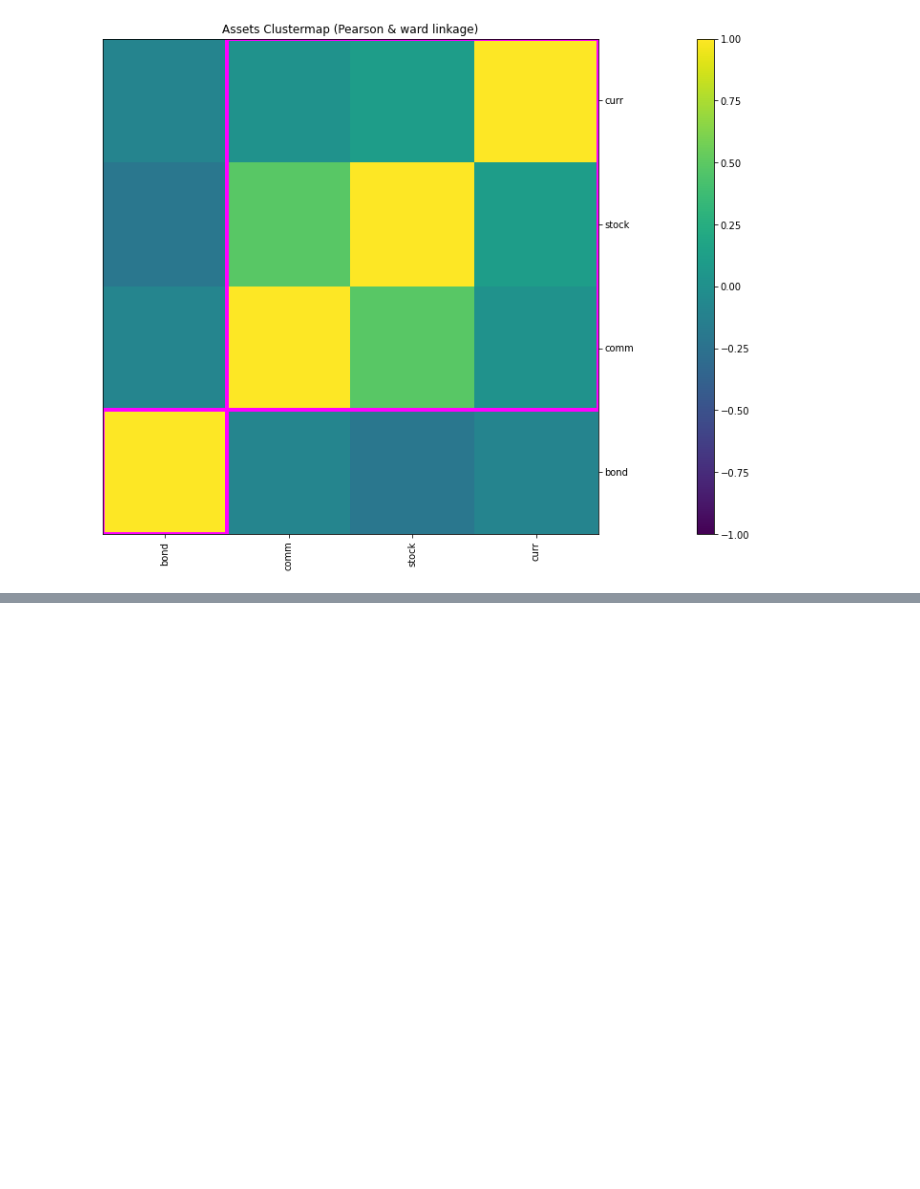
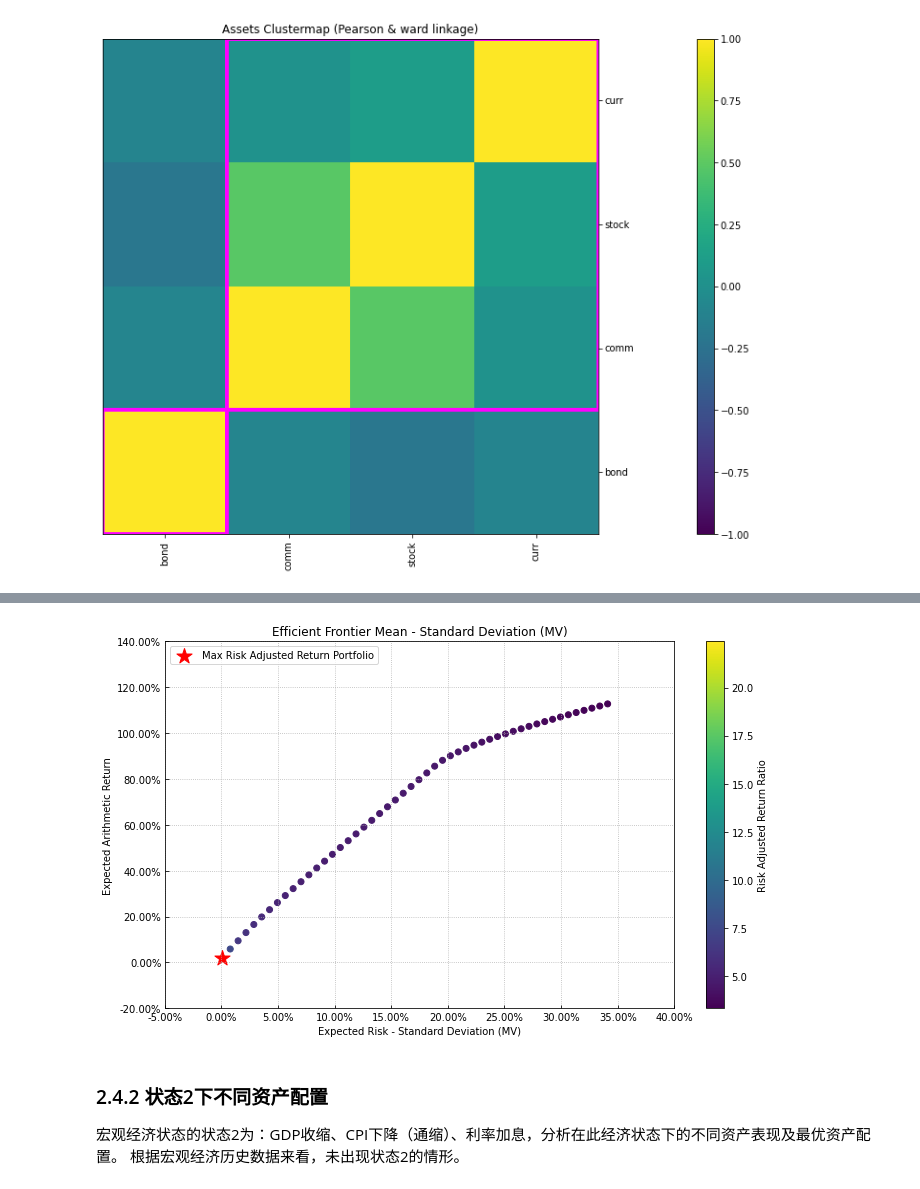
Before and after one commit to ibestrace/folio, a Jupyter notebook: Macro_Strategy_TAA.ipynb, the cells around one changed output, grey strips where cells are left out. Drawn from its saved outputs; the diff is of its cells as text; code cells hidden in the pictures; blank space fills up the shorter version.

```diff
--- a/Macro_Strategy_TAA.ipynb
+++ b/Macro_Strategy_TAA.ipynb
@@ -766,0 +763,24 @@ import riskfolio as rp
+# %%
+import riskfolio as rp
+
+# 构建投资组合的对象，即将组合配置资产池（指数）导入模型
+port = rp.Portfolio(returns=Y_states_1)
+
+# 计算最优组合
+# 【1】选择方法并估计导入参数
+method_mu='hist' #  通过历史数据估计预期收益
+method_cov='hist' #  基于历史数据估计协方差矩阵
+port.assets_stats(method_mu=method_mu, method_cov=method_cov, d=0.94)
+
+# 【2】估计最优投资组合
+model='Classic' # 计算最优组合的模型，可供选择的模型有 Classic (historical), BL (Black Litterman) or FM (Factor Model)
+rm = 'MV' # 使用的风险度量方法，这里将运用方差
+obj = 'Sharpe' # 目标函数, 可供选择的目标函数有 MinRisk, MaxRet, Utility or Sharpe
+hist = True # 风险度量依赖历史数据
+rf = 0 # 无风险利率
+l = 0 # 风险厌恶因子，只有当目标函数选择最大效用，即obj的参数为Utility时使用
+
+w_state_1 = port.optimization(model=model, rm=rm, obj=obj, rf=rf, l=l, hist=hist)
+
+# 【3】最优组合的资产配置比例
+w_state_1.T
@@ -766,0 +793,6 @@ import riskfolio as rp
+# %%
+points = 50 # Number of points of the frontier
+
+frontier = port.efficient_frontier(model=model, rm=rm, points=points, rf=rf, hist=hist)
+
+frontier.T.head()
@@ -766,0 +806,17 @@ import riskfolio as rp
+# %%
+# Plotting the efficient frontier
+
+label = 'Max Risk Adjusted Return Portfolio'  # Title of point
+mu = port.mu  # Expected returns
+cov = port.cov  # Covariance matrix
+returns = port.returns  # Returns of the assets
+
+ax = rp.plot_frontier(w_frontier=frontier, mu=mu, cov=cov, returns=returns, rm=rm,
+                      rf=rf, alpha=0.05, cmap='viridis', w=w_state_1, label=label,
+                      marker='*', s=16, c='r', height=6, width=10, ax=None)
+# %% [output]
+[figure, added]
+# %% [markdown]
+### 2.4.2 状态2下不同资产配置
+宏观经济状态的状态2为：GDP收缩、CPI下降（通缩）、利率加息，分析在此经济状态下的不同资产表现及最优资产配置。
+根据宏观经济历史数据来看，未出现状态2的情形。
```
Also changed, not shown: parts of 66 cells of this notebook.
